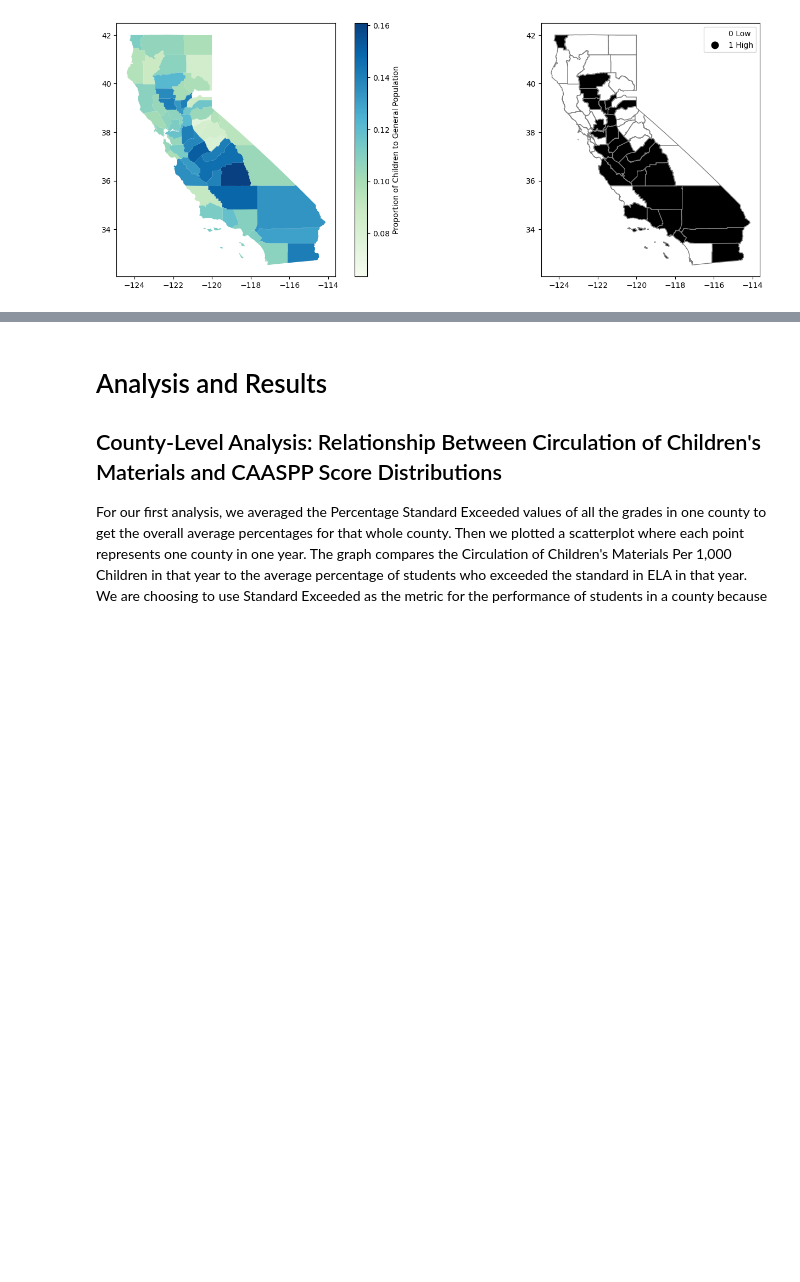
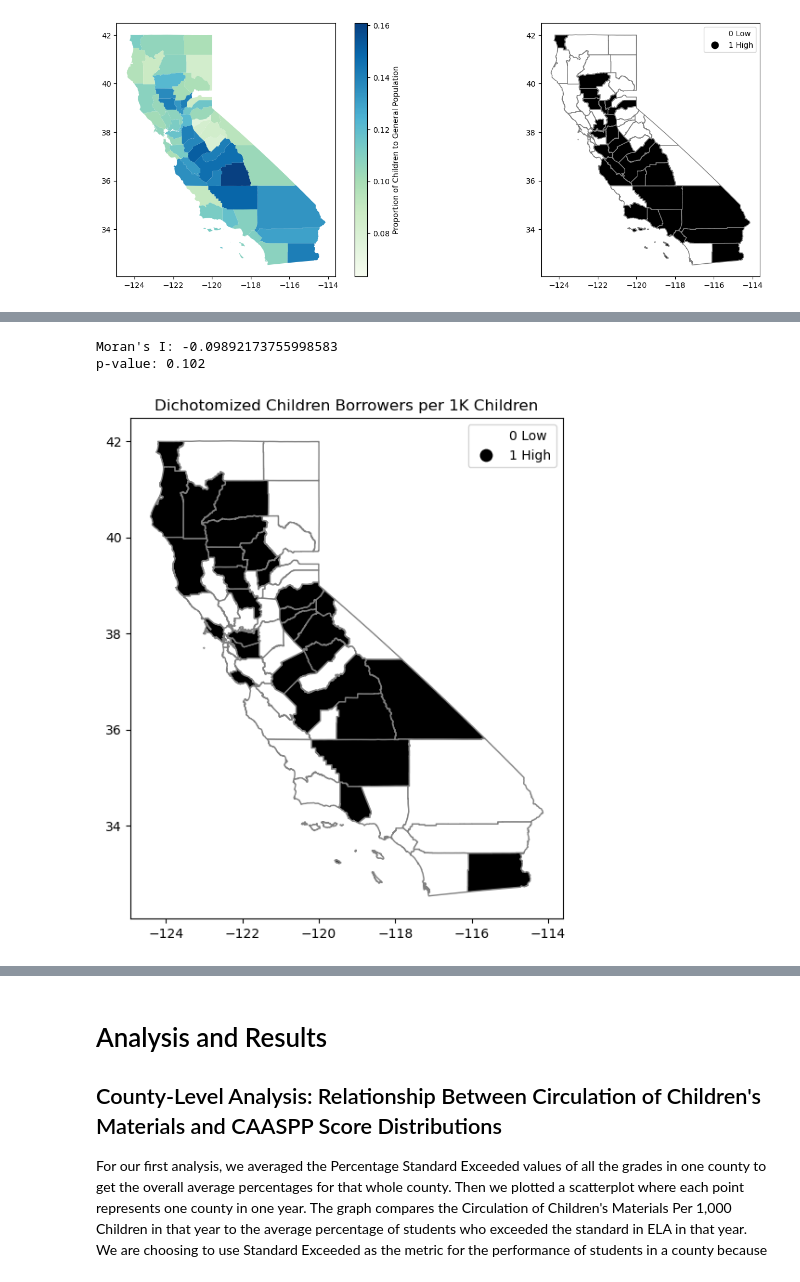
Before and after one commit to KaitlynChou/COGS-108-Project, a Jupyter notebook: FinalProject_Group057_WI24.ipynb, the cells around one changed output, grey strips where cells are left out. Saved outputs shown, nothing was run; the diff lists cells and outputs as text; code cells hidden in the pictures; blank space fills up the shorter version.

```diff
--- a/FinalProject_Group057_WI24.ipynb
+++ b/FinalProject_Group057_WI24.ipynb
@@ -598,0 +664,25 @@ p-value: 0.001
+# %%
+#SPATIAL AUTOCORRELATION (non-filtered)
+y = FIPS_data['Children Borrowers Per 1k Children']
+yb = y > y.median()
+labels = ["0 Low", "1 High"]
+yb = [labels[i] for i in 1*yb]
+FIPS_data['yb'] = yb
+
+#SPATIAL AUTOCORRELATION GRAPH(non-filtered)
+fig = plt.figure(figsize=(10,7))
+ax = plt.gca()
+ax.set_title("Dichotomized Children Borrowers per 1K Children")
+FIPS_data.plot(column='yb', cmap='binary',
+        edgecolor='grey', legend=True, ax=ax);
+
+# Check for spatial autocorrelation using Moran's I
+w_knn = weights.KNN.from_dataframe(FIPS_data, k=5)
+moran = Moran(FIPS_data['Children Borrowers Per 1k Children'], w_knn)
+print("Moran's I:", moran.I)
+print("p-value:", moran.p_sim)
+#weak negative correlation (disimilar values tend to be closer together) and it is not significant..
+# %% [output]
+Moran's I: -0.09892173755998583
+p-value: 0.102
+[figure, added]
```
Also changed, not shown: parts of 17 cells of this notebook.
